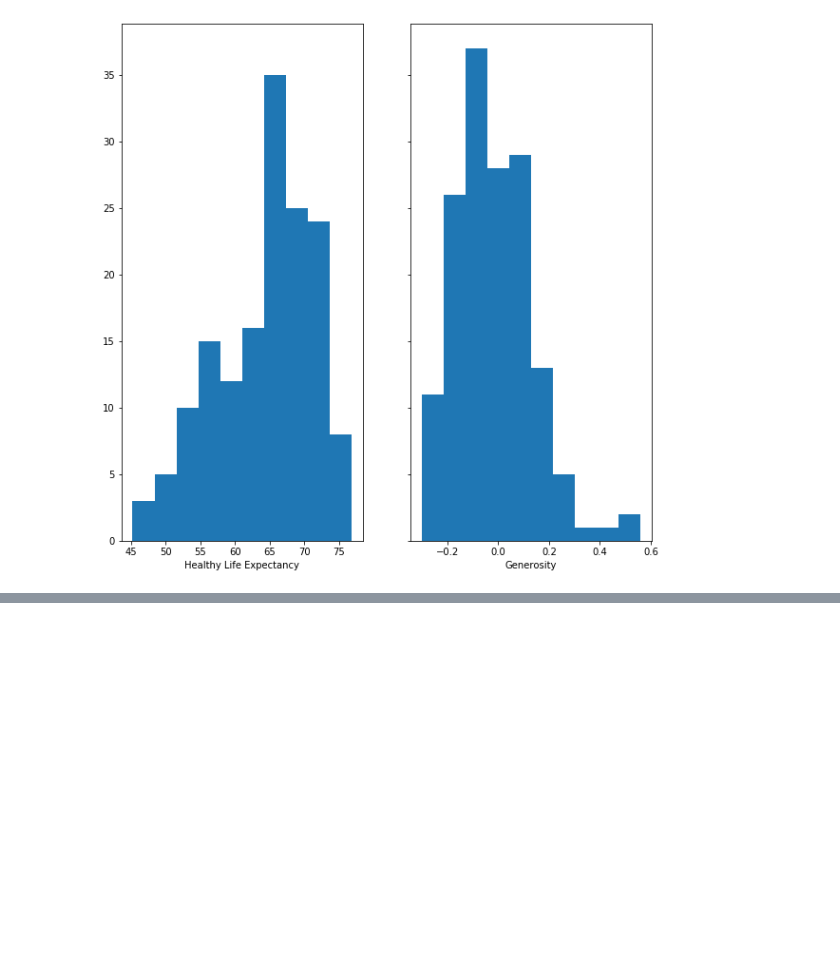
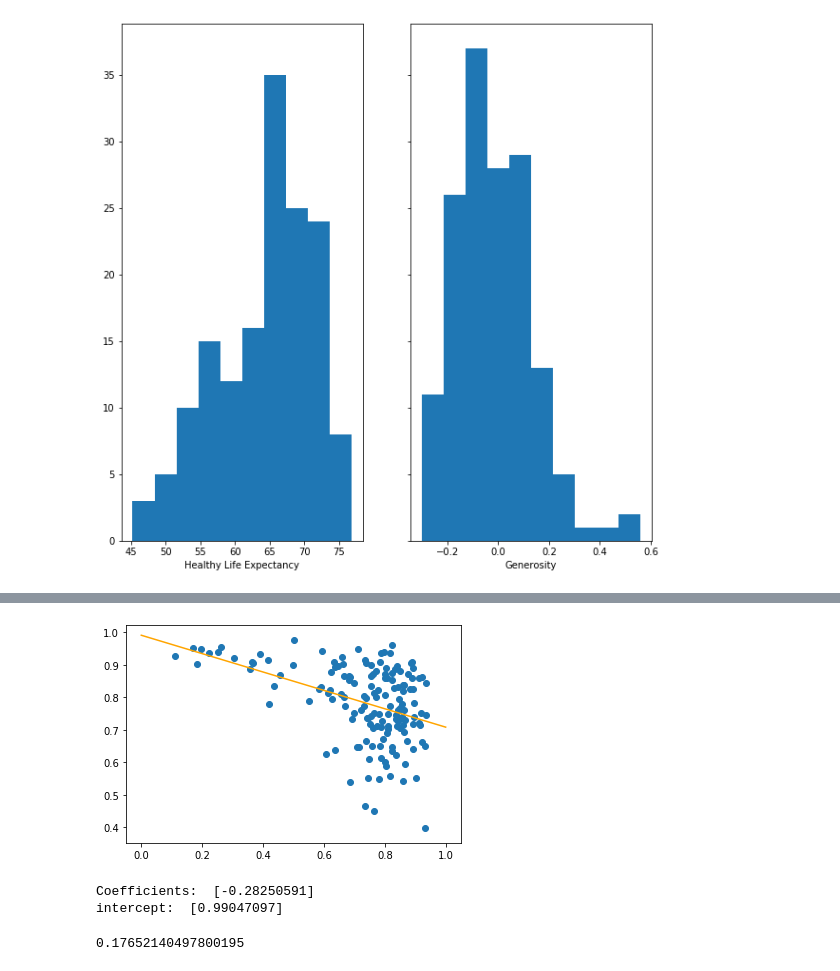
Before and after one commit to ax18031/ax18031_EMATM0048, a Jupyter notebook: Part3_folder/PART3.ipynb, the cells around one changed output, grey strips where cells are left out. Cells and saved outputs as stored; diff of their text form; code cells hidden in the pictures; blank space fills up the shorter version.

Commit message:
Add files via upload
Added questions. Looked at machine learning algorithms (Logistic Regression and Perceptron Algorithms). Added Linear Regression model too.

```diff
--- a/Part3_folder/PART3.ipynb
+++ b/Part3_folder/PART3.ipynb
@@ -116,0 +346,3 @@ plt.xlabel('Top Ten Happiest Countries')
+# %%
+df_lr = df[['Country name','Freedom to make life choices','Perceptions of corruption']]
+df_lr.head(10)
@@ -116,0 +361,26 @@ plt.xlabel('Top Ten Happiest Countries')
+# %%
+from sklearn.linear_model import LinearRegression
+
+x = df_lr['Perceptions of corruption'].values
+y=df_lr['Freedom to make life choices'].values
+
+model = LinearRegression(fit_intercept = True)
+
+model.fit(x.reshape(-1,1),y.reshape(-1,1))
+
+xfit = np.linspace(0,1,10)
+yfit = model.predict(xfit.reshape(10,1))
+
+plt.scatter(x,y)
+plt.plot(xfit,yfit,color='orange');
+# %% [output]
+[figure, added]
+# %%
+print("Coefficients: ",model.coef_[0], '\nintercept: ',model.intercept_)
+# %% [output]
+Coefficients:  [-0.28250591]
+intercept:  [0.99047097]
+# %%
+model.score(x.reshape(-1,1),y.reshape(-1,1))
+# %% [output]
+0.17652140497800195
```
Also changed, not shown: parts of 31 cells of this notebook.
